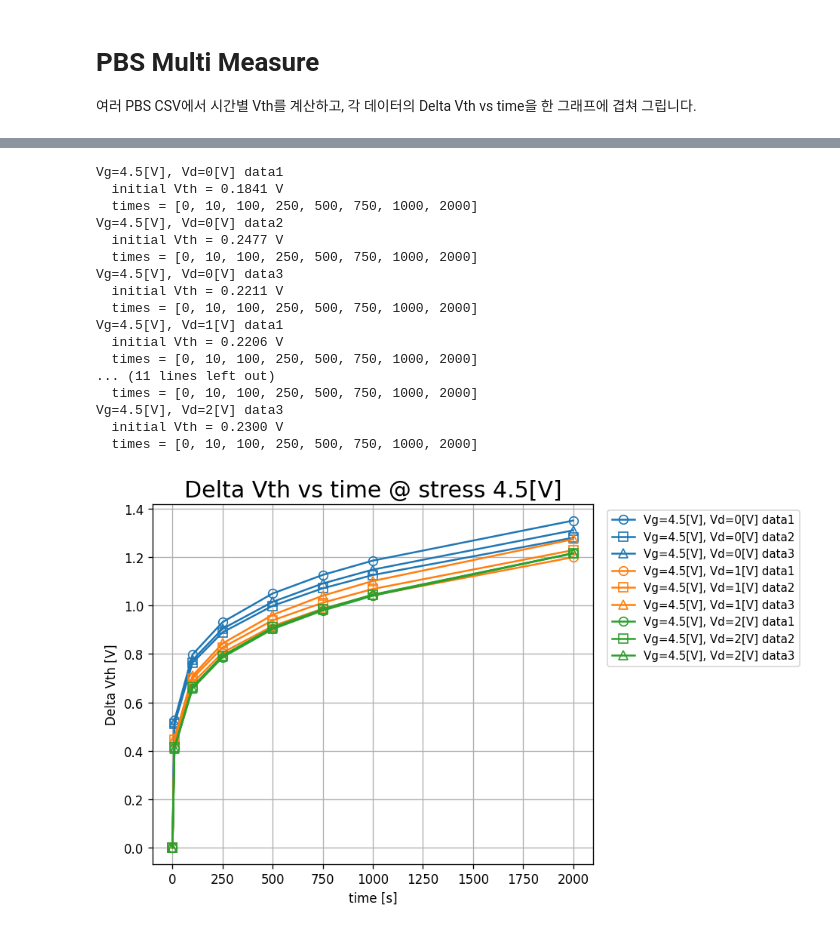
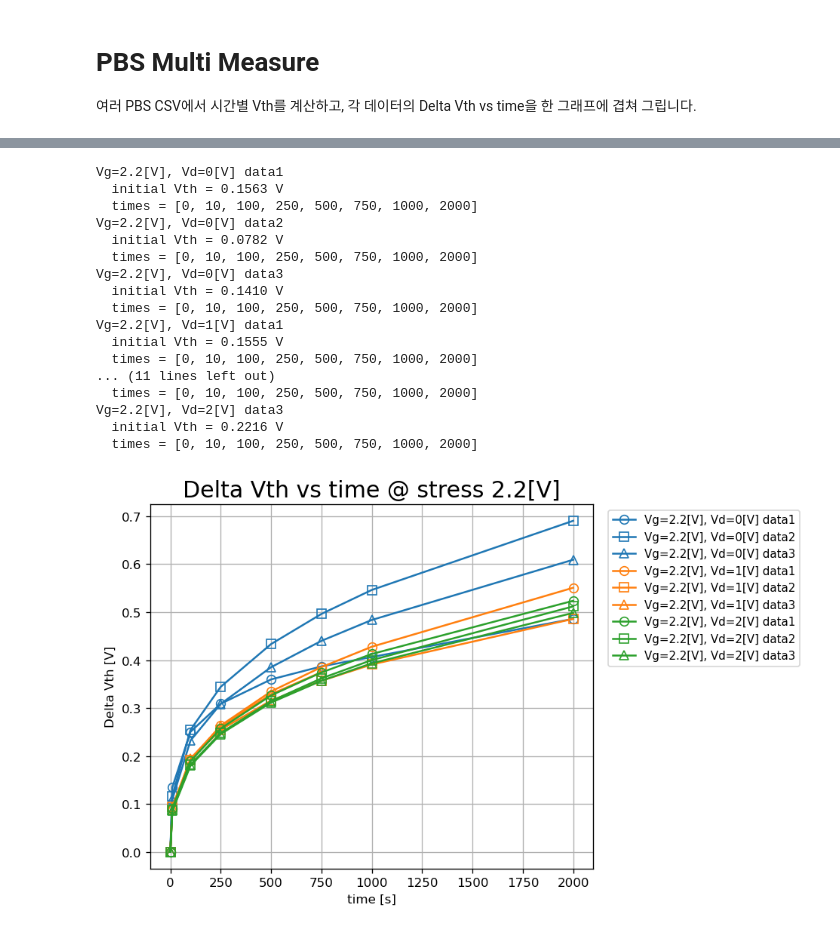
Before and after one commit to whdals4273/whdals, a Jupyter notebook: ★★★PBS_MULTI_MEASURE_Vg2.2V.ipynb, the cells around one changed output, grey strips where cells are left out. Saved outputs shown, nothing was run; the diff lists cells and outputs as text; code cells hidden in the pictures.

```diff
--- a/★★★PBS_MULTI_MEASURE_Vg2.2V.ipynb
+++ b/★★★PBS_MULTI_MEASURE_Vg2.2V.ipynb
@@ -14,32 +14,32 @@ plt.rcParams['figure.dpi'] = 120
 plt.rcParams['axes.grid'] = True
 # %%
 # CSV path 입력
-# path1~3 : Vg=1.0V, Vd=0V
-# path4~6 : Vg=1.0V, Vd=1V
-# path7~9 : Vg=1.0V, Vd=2V
+# path1~3 : Vg=2.2V, Vd=0V
+# path4~6 : Vg=2.2V, Vd=1V
+# path7~9 : Vg=2.2V, Vd=2V
 
-path1 = "PBTI_IGZO_new2 [260331_WF02_#4_UPPER_UNITTR_PBS_VG1V_VD0V_R0(1) ; 4_15_2026 9_22_52 AM].csv"
-path2 = "PBTI_IGZO_new2 [260331_WF02_#4_UPPER_UNITTR_PBS_VG1V_VD0V_R1(2) ; 4_15_2026 10_09_07 AM].csv"
-path3 = "PBTI_IGZO_new2 [260331_WF02_#4_UPPER_UNITTR_PBS_VG1V_VD0V_R2(3) ; 4_15_2026 11_01_47 AM].csv"
+path1 = "PBTI_IGZO_new2 [260331_WF02_#4_MID_UNITTR_PBS_VG2.2V_VD0V_R0(10) ; 4_16_2026 9_23_10 AM].csv"
+path2 = "PBTI_IGZO_new2 [260331_WF02_#4_MID_UNITTR_PBS_VG2.2V_VD0V_R1(11) ; 4_16_2026 10_00_03 AM].csv"
+path3 = "PBTI_IGZO_new2 [260331_WF02_#4_MID_UNITTR_PBS_VG2.2V_VD0V_R2(12) ; 4_16_2026 10_35_54 AM].csv"
 
-path4 = "PBTI_IGZO_new2 [260331_WF02_#4_UPPER_UNITTR_PBS_VG1V_VD1V_R3(4) ; 4_15_2026 11_38_37 AM].csv"
-path5 = "PBTI_IGZO_new2 [260331_WF02_#4_UPPER_UNITTR_PBS_VG1V_VD1V_R4(5) ; 4_15_2026 12_57_00 PM].csv"
-path6 = "PBTI_IGZO_new2 [260331_WF02_#4_UPPER_UNITTR_PBS_VG1V_VD1V_R5(6) ; 4_15_2026 2_08_17 PM].csv"
+path4 = "PBTI_IGZO_new2 [260331_WF02_#4_MID_UNITTR_PBS_VG2.2V_VD1V_R3(13) ; 4_16_2026 11_17_48 AM].csv"
+path5 = "PBTI_IGZO_new2 [260331_WF02_#4_MID_UNITTR_PBS_VG2.2V_VD1V_R4(14) ; 4_16_2026 12_27_06 PM].csv"
+path6 = "PBTI_IGZO_new2 [260331_WF02_#4_MID_UNITTR_PBS_VG2.2V_VD1V_R5(15) ; 4_16_2026 1_17_53 PM].csv"
 
-path7 = "PBTI_IGZO_new2 [260331_WF02_#4_UPPER_UNITTR_PBS_VG1V_VD2V_R6(7) ; 4_15_2026 4_14_53 PM].csv"
-path8 = "PBTI_IGZO_new2 [260331_WF02_#4_UPPER_UNITTR_PBS_VG1V_VD2V_R7(8) ; 4_15_2026 4_57_58 PM].csv"
-path9 = "PBTI_IGZO_new2 [260331_WF02_#4_UPPER_UNITTR_PBS_VG1V_VD2V_R8(9) ; 4_15_2026 5_34_47 PM].csv"
+path7 = "PBTI_IGZO_new2 [260331_WF02_#4_MID_UNITTR_PBS_VG2.2V_VD2V_R6(16) ; 4_16_2026 2_18_45 PM].csv"
+path8 = "PBTI_IGZO_new2 [260331_WF02_#4_MID_UNITTR_PBS_VG2.2V_VD2V_R7(17) ; 4_16_2026 2_55_05 PM].csv"
+path9 = "PBTI_IGZO_new2 [260331_WF02_#4_MID_UNITTR_PBS_VG2.2V_VD2V_R8(18) ; 4_16_2026 3_31_53 PM].csv"
 
 dataset_infos = [
-    {"path": path1, "vg": 1.0, "vd": 0, "data_idx": 1},
-    {"path": path2, "vg": 1.0, "vd": 0, "data_idx": 2},
-    {"path": path3, "vg": 1.0, "vd": 0, "data_idx": 3},
-    {"path": path4, "vg": 1.0, "vd": 1, "data_idx": 1},
-    {"path": path5, "vg": 1.0, "vd": 1, "data_idx": 2},
-    {"path": path6, "vg": 1.0, "vd": 1, "data_idx": 3},
-    {"path": path7, "vg": 1.0, "vd": 2, "data_idx": 1},
-    {"path": path8, "vg": 1.0, "vd": 2, "data_idx": 2},
-    {"path": path9, "vg": 1.0, "vd": 2, "data_idx": 3},
+    {"path": path1, "vg": 2.2, "vd": 0, "data_idx": 1},
+    {"path": path2, "vg": 2.2, "vd": 0, "data_idx": 2},
+    {"path": path3, "vg": 2.2, "vd": 0, "data_idx": 3},
+    {"path": path4, "vg": 2.2, "vd": 1, "data_idx": 1},
+    {"path": path5, "vg": 2.2, "vd": 1, "data_idx": 2},
+    {"path": path6, "vg": 2.2, "vd": 1, "data_idx": 3},
+    {"path": path7, "vg": 2.2, "vd": 2, "data_idx": 1},
+    {"path": path8, "vg": 2.2, "vd": 2, "data_idx": 2},
+    {"path": path9, "vg": 2.2, "vd": 2, "data_idx": 3},
 ]
 
 for info in dataset_infos:
@@ -272,22 +272,22 @@ for result in results:
     print(f"  initial Vth = {result['initial_vth']:.4f} V")
     print(f"  times = {list(result['delta_vth_by_time'].keys())}")
 # %% [output]
-Vg=4.5[V], Vd=0[V] data1
-  initial Vth = 0.1841 V
+Vg=2.2[V], Vd=0[V] data1
+  initial Vth = 0.1563 V
   times = [0, 10, 100, 250, 500, 750, 1000, 2000]
-Vg=4.5[V], Vd=0[V] data2
-  initial Vth = 0.2477 V
+Vg=2.2[V], Vd=0[V] data2
+  initial Vth = 0.0782 V
   times = [0, 10, 100, 250, 500, 750, 1000, 2000]
-Vg=4.5[V], Vd=0[V] data3
-  initial Vth = 0.2211 V
+Vg=2.2[V], Vd=0[V] data3
+  initial Vth = 0.1410 V
   times = [0, 10, 100, 250, 500, 750, 1000, 2000]
-Vg=4.5[V], Vd=1[V] data1
-  initial Vth = 0.2206 V
+Vg=2.2[V], Vd=1[V] data1
+  initial Vth = 0.1555 V
   times = [0, 10, 100, 250, 500, 750, 1000, 2000]
 ... (11 lines left out)
   times = [0, 10, 100, 250, 500, 750, 1000, 2000]
-Vg=4.5[V], Vd=2[V] data3
-  initial Vth = 0.2300 V
+Vg=2.2[V], Vd=2[V] data3
+  initial Vth = 0.2216 V
   times = [0, 10, 100, 250, 500, 750, 1000, 2000]
 # %%
 vd_color_map = {
@@ -299,35 +299,35 @@ vd_color_map = {
 data_marker_map = {
     1: 'o',
     2: 's',
     3: '^',
 }
 
 plt.figure(figsize=(8, 5))
 
 for result in results:
     delta_series = pd.Series(result["delta_vth_by_time"]).sort_index()
     line_color = vd_color_map.get(result["vd"], 'black')
     line_marker = data_marker_map.get(result["data_idx"], 'o')
 
     plt.plot(
         delta_series.index.to_numpy(),
         delta_series.to_numpy(),
         color=line_color,
         marker=line_marker,
         markerfacecolor='none',
         markersize=7,
         linewidth=1.5,
         label=result["label"],
     )
 
 plt.xlabel('time [s]')
 plt.ylabel('Delta Vth [V]')
-plt.title('Delta Vth vs time @ stress 1.0[V]', fontsize=18)
+plt.title('Delta Vth vs time @ stress 2.2[V]', fontsize=18)
 plt.legend(bbox_to_anchor=(1.02, 1), loc='upper left', fontsize=9)
 plt.tight_layout()
 plt.show()
 # %% [output]
-[figure, old version]
+[figure, new version]
 # %%
 median_rows = []
 
```
Also changed, not shown: parts of 7 cells of this notebook, 1 other file.
